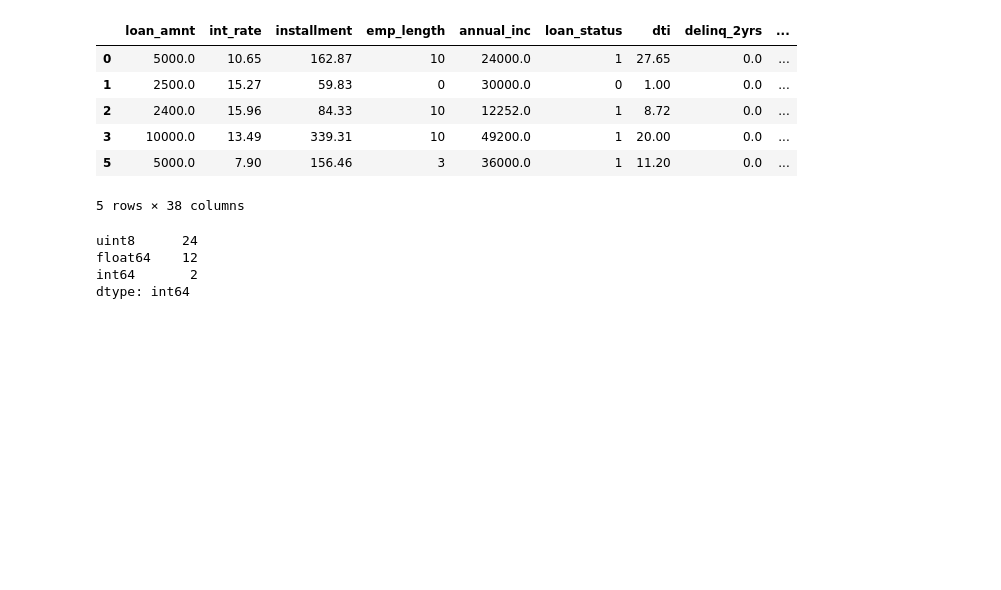
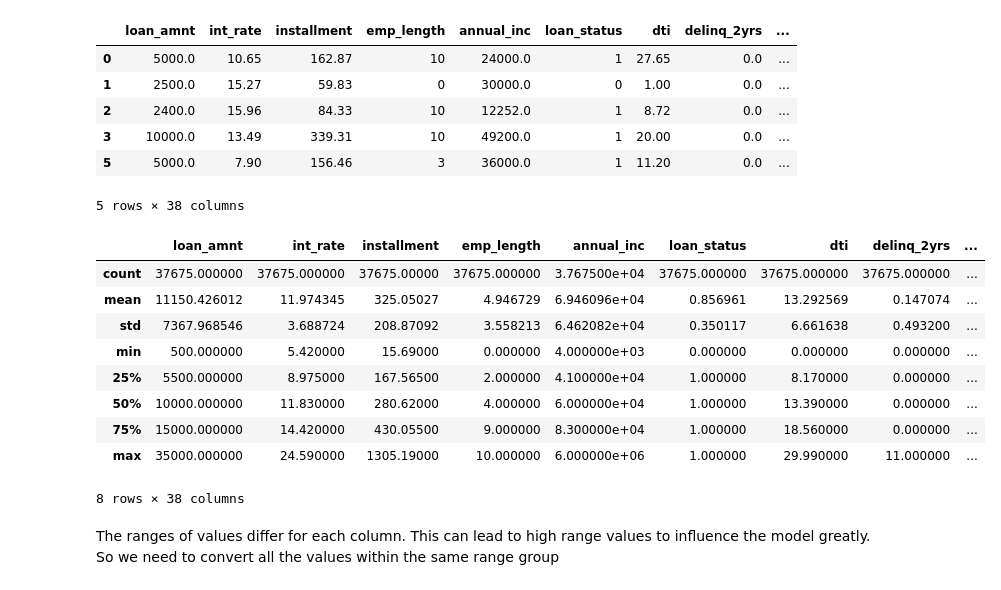
Before and after one commit to suraj-kalu/data-science-practice, a Jupyter notebook: Credit Modeling/Untitled.ipynb, the cells around one changed output. Saved outputs shown, nothing was run; the diff lists cells and outputs as text; code cells hidden in the pictures; blank space fills up the shorter version.

Commit message:
Making Predictions for Credit Modeling

```diff
--- a/Credit Modeling/Untitled.ipynb
+++ b/Credit Modeling/Untitled.ipynb
@@ -354,7 +354,8 @@ loans_2007['emp_length'] = loans_2007['emp_length'].replace({'10+ years':10,
 '6 years' : 6,
 '7 years' : 7,
 '8 years' : 8,
-'9 years' : 9})
+'9 years' : 9,
+'n/a' : 0})
 # %% [markdown]
 addr_state has alot of categorical values. So if we encode them then this will increase the dimensionality of the dataset. So we will remove this column
 # %%
@@ -421,10 +429,18 @@ loans_2007.head()
 | 3 | 10000.0 | 13.49 | 339.31 | 10 | 49200.0 | 1 | 20.00 | 0.0 | ... |
 | 5 | 5000.0 | 7.90 | 156.46 | 3 | 36000.0 | 1 | 11.20 | 0.0 | ... |
 5 rows × 38 columns
-# %%
-loans_2007.dtypes.value_counts()
-# %% [output]
-uint8      24
-float64    12
-int64       2
-dtype: int64
+# %%
+loans_2007.describe()
+# %% [output]
+|  | loan_amnt | int_rate | installment | emp_length | annual_inc | loan_status | dti | delinq_2yrs | ... |
+| count | 37675.000000 | 37675.000000 | 37675.00000 | 37675.000000 | 3.767500e+04 | 37675.000000 | 37675.000000 | 37675.000000 | ... |
+| mean | 11150.426012 | 11.974345 | 325.05027 | 4.946729 | 6.946096e+04 | 0.856961 | 13.292569 | 0.147074 | ... |
+| std | 7367.968546 | 3.688724 | 208.87092 | 3.558213 | 6.462082e+04 | 0.350117 | 6.661638 | 0.493200 | ... |
+| min | 500.000000 | 5.420000 | 15.69000 | 0.000000 | 4.000000e+03 | 0.000000 | 0.000000 | 0.000000 | ... |
+| 25% | 5500.000000 | 8.975000 | 167.56500 | 2.000000 | 4.100000e+04 | 1.000000 | 8.170000 | 0.000000 | ... |
+| 50% | 10000.000000 | 11.830000 | 280.62000 | 4.000000 | 6.000000e+04 | 1.000000 | 13.390000 | 0.000000 | ... |
+| 75% | 15000.000000 | 14.420000 | 430.05500 | 9.000000 | 8.300000e+04 | 1.000000 | 18.560000 | 0.000000 | ... |
+| max | 35000.000000 | 24.590000 | 1305.19000 | 10.000000 | 6.000000e+06 | 1.000000 | 29.990000 | 11.000000 | ... |
+8 rows × 38 columns
+# %% [markdown]
+The ranges of values differ for each column. This can lead to high range values to influence the model greatly. So we need to convert all the values within the same range group
```
Also changed, not shown: parts of 22 cells of this notebook.
